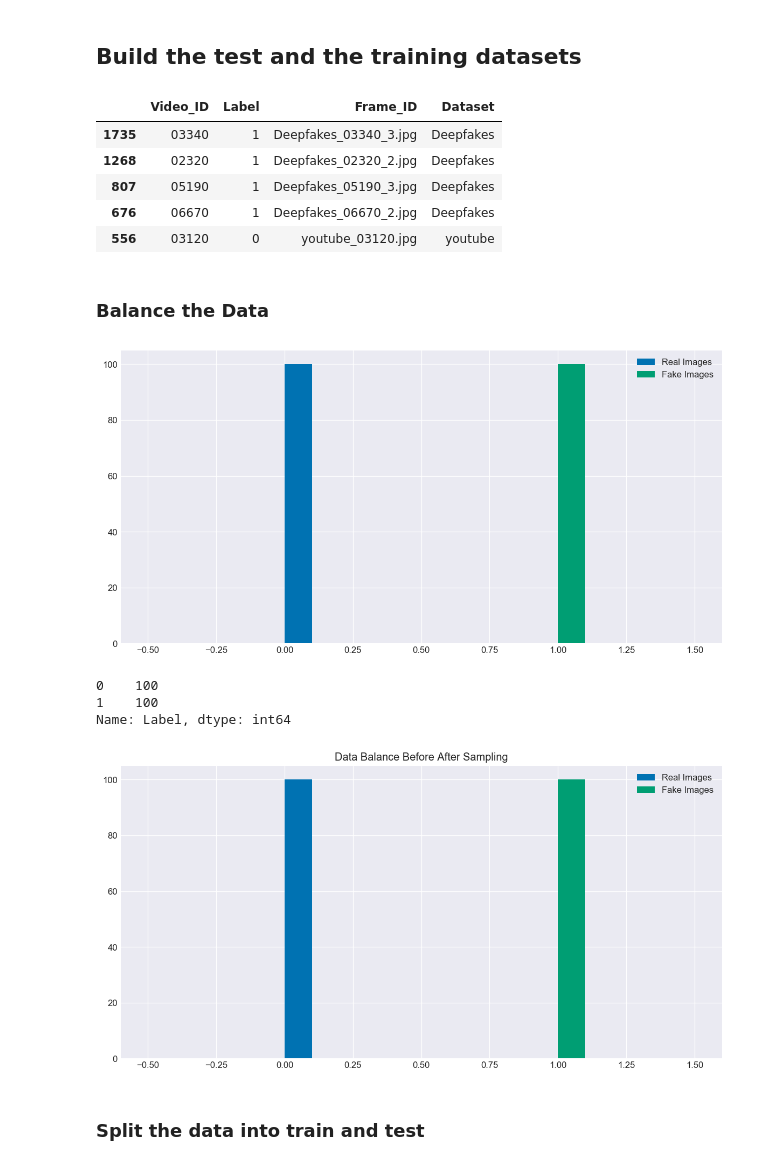
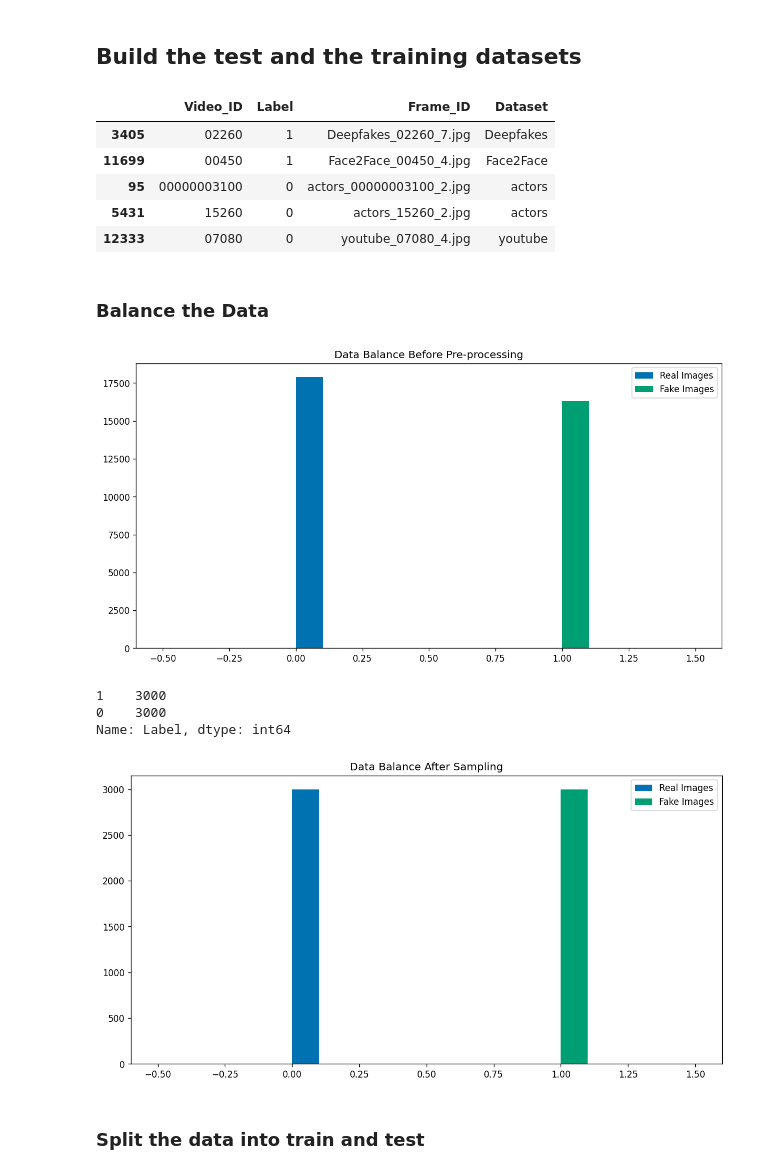
Before and after one commit to asmaaalaa99/Minerva_Capstone, a Jupyter notebook: Preprocess Data/Datapreprocessing.ipynb, the cells around one changed output. Saved outputs shown, nothing was run; the diff lists cells and outputs as text; code cells hidden in the pictures.

```diff
--- a/Preprocess Data/Datapreprocessing.ipynb
+++ b/Preprocess Data/Datapreprocessing.ipynb
@@ -145,11 +144,15 @@ def read_images(path):
     image label and .
     """
     data = []
-    filenames = glob.glob(Processed_datasets[path])
-    for image in filenames:
-        video_name = re.findall(r'\d+',image)[0]
-        frame_name = image.split("/")[-1]
+    filenames = glob.glob(Processed_datasets[path]+"\\*.jpg")
+    pbar_i = tqdm(filenames)
+    for image in pbar_i:
+        frame_name = image.split("\\")[-1]
         dataset = frame_name.split("_")[0]
+        if dataset!= "Face2Face":
+            video_name = re.findall(r'\d+',image)[0]
+        else:
+            video_name = frame_name.split("_")[1].split(".")[0]
         if path == 'Real':
             label = 0
             data.append([video_name, label,frame_name,dataset])
@@ -169,11 +172,11 @@ df_data = shuffle(pd.concat(frames))
 df_data.head(5)
 # %% [output]
 |  | Video_ID | Label | Frame_ID | Dataset |
-| 1735 | 03340 | 1 | Deepfakes_03340_3.jpg | Deepfakes |
-| 1268 | 02320 | 1 | Deepfakes_02320_2.jpg | Deepfakes |
-| 807 | 05190 | 1 | Deepfakes_05190_3.jpg | Deepfakes |
-| 676 | 06670 | 1 | Deepfakes_06670_2.jpg | Deepfakes |
-| 556 | 03120 | 0 | youtube_03120.jpg | youtube |
+| 3405 | 02260 | 1 | Deepfakes_02260_7.jpg | Deepfakes |
+| 11699 | 00450 | 1 | Face2Face_00450_4.jpg | Face2Face |
+| 95 | 00000003100 | 0 | actors_00000003100_2.jpg | actors |
+| 5431 | 15260 | 0 | actors_15260_2.jpg | actors |
+| 12333 | 07080 | 0 | youtube_07080_4.jpg | youtube |
 # %% [markdown]
 ### Balance the Data
 # %%
@@ -186,11 +189,11 @@ plt.title("Data Balance Before Pre-processing")
 plt.legend()
 plt.show()
 # %% [output]
-[figure, old version]
+[figure, new version]
 # %%
 #sample from both classes
-df_0 = df_data[df_data['Label'] == 0].sample(30000, random_state = 101)
-df_1 = df_data[df_data['Label'] == 1].sample(30000, random_state = 101)
+df_0 = df_data[df_data['Label'] == 0].sample(3000, random_state = 101)
+df_1 = df_data[df_data['Label'] == 1].sample(3000, random_state = 101)
 #connect the new samples to form an updated dataframe
 df_data = pd.concat([df_0, df_1], axis=0).reset_index(drop=True)
 # shuffle
@@ -198,20 +201,20 @@ df_data = shuffle(df_data)
 #print to see if the data is balanced
 df_data['Label'].value_counts()
 # %% [output]
-0    100
-1    100
+1    3000
+0    3000
 Name: Label, dtype: int64
 # %%
 plt.figure(figsize=(12,6),dpi=120)
 class_2 = np.ones(df_data['Label'].value_counts()[0])
 class_1 = np.zeros(df_data['Label'].value_counts()[1])
 plt.hist(class_1, label=["Real Images"])
 plt.hist(class_2,label=["Fake Images"])
-plt.title("Data Balance Before After Sampling")
+plt.title("Data Balance After Sampling")
 plt.legend()
 plt.show()
 # %% [output]
-[figure, old version]
+[figure, new version]
 # %% [markdown]
 ### Split the data into train and test
 # %%
```
Also changed, not shown: parts of 6 cells of this notebook, 2 other files.
